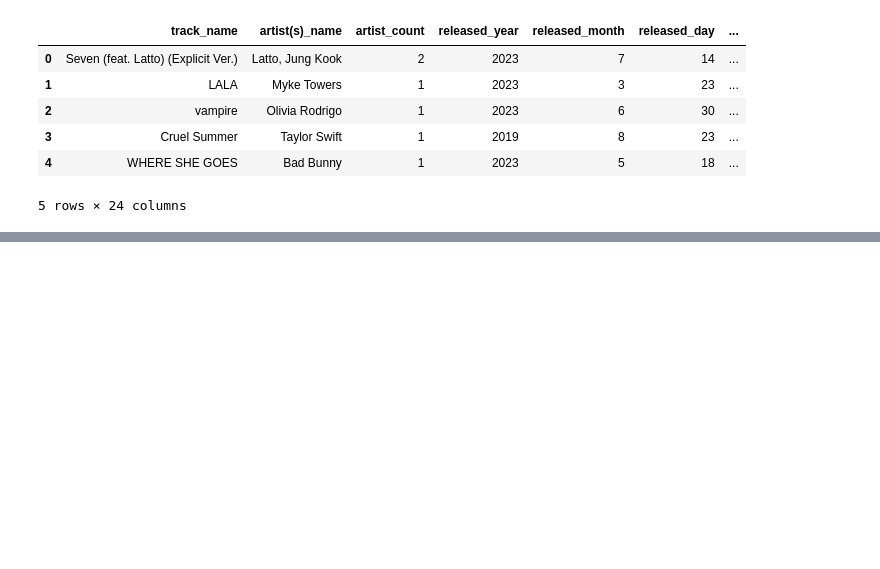
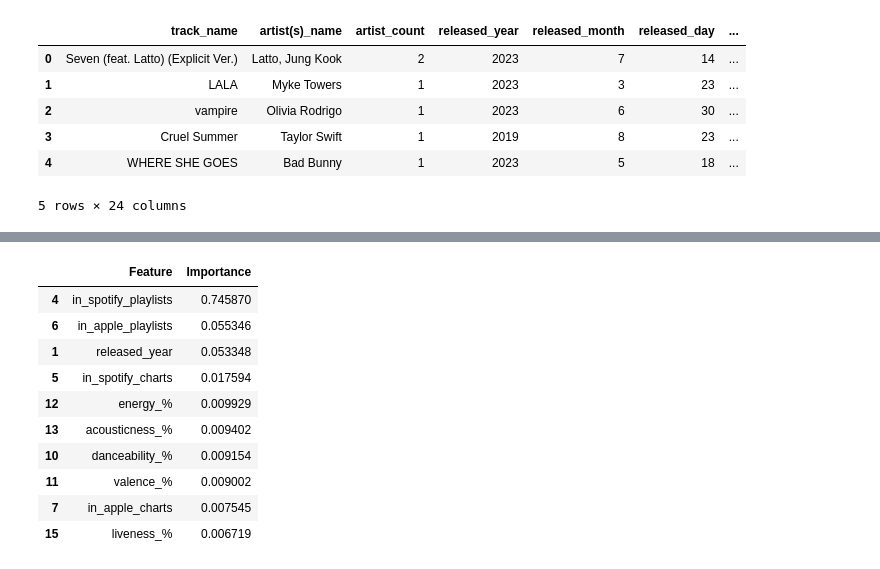
Before and after one commit to CPT-Hawaij/Streaming_Prediction, a Jupyter notebook: Spotify_Prediction.ipynb, the cells around one changed output, grey strips where cells are left out. Cells and saved outputs as stored; diff of their text form; code cells hidden in the pictures; blank space fills up the shorter version.

```diff
--- a/Spotify_Prediction.ipynb
+++ b/Spotify_Prediction.ipynb
@@ -151,0 +298,19 @@ plt.show()
+# %%
+# Create and evaluate the Random Forest model
+rf_model = Pipeline(steps = [('preprocessor', preprocessor),
+                           ('regressor', RandomForestRegressor(n_estimators = 100, random_state = 1))])
+
+# Train the model
+rf_model.fit(X_train, y_train)
+
+# Predictions
+y_rf_pred = rf_model.predict(X_test)
+
+# Evaluation metrics
+rf_mae = mean_absolute_error(y_test, y_rf_pred)
+rf_mse = mean_squared_error(y_test, y_rf_pred)
+rf_r2 = r2_score(y_test, y_rf_pred)
+
+print('The Mean Absolute Error is: ', rf_mae)
+print('The Mean Squared Error is: ', rf_mse)
+print('The R-squared is: ', rf_r2)
@@ -151,0 +374,34 @@ plt.show()
+# %%
+# Extract feature importances from the Random Forest model
+feature_importances = rf_model.named_steps['regressor'].feature_importances_
+
+# Get feature names after one-hot encoding
+ohe_feature_names = (rf_model.named_steps['preprocessor']
+                     .named_transformers_['cat']
+                     .named_steps['onehot']
+                     .get_feature_names_out(input_features = categorical_features))
+
+all_feature_names = numeric_features + list(ohe_feature_names)
+
+# Create a DataFrame for feature importances
+feature_importance_df = pd.DataFrame({
+    'Feature': all_feature_names,
+    'Importance': feature_importances
+}).sort_values(by = 'Importance', ascending = False)
+
+# Display top 10 features based on importance
+top_features = feature_importance_df.head(10)
+
+top_features
+# %% [output]
+|  | Feature | Importance |
+| 4 | in_spotify_playlists | 0.745870 |
+| 6 | in_apple_playlists | 0.055346 |
+| 1 | released_year | 0.053348 |
+| 5 | in_spotify_charts | 0.017594 |
+| 12 | energy_% | 0.009929 |
+| 13 | acousticness_% | 0.009402 |
+| 10 | danceability_% | 0.009154 |
+| 11 | valence_% | 0.009002 |
+| 7 | in_apple_charts | 0.007545 |
+| 15 | liveness_% | 0.006719 |
```
Also changed, not shown: parts of 19 cells of this notebook, 3 other files.
